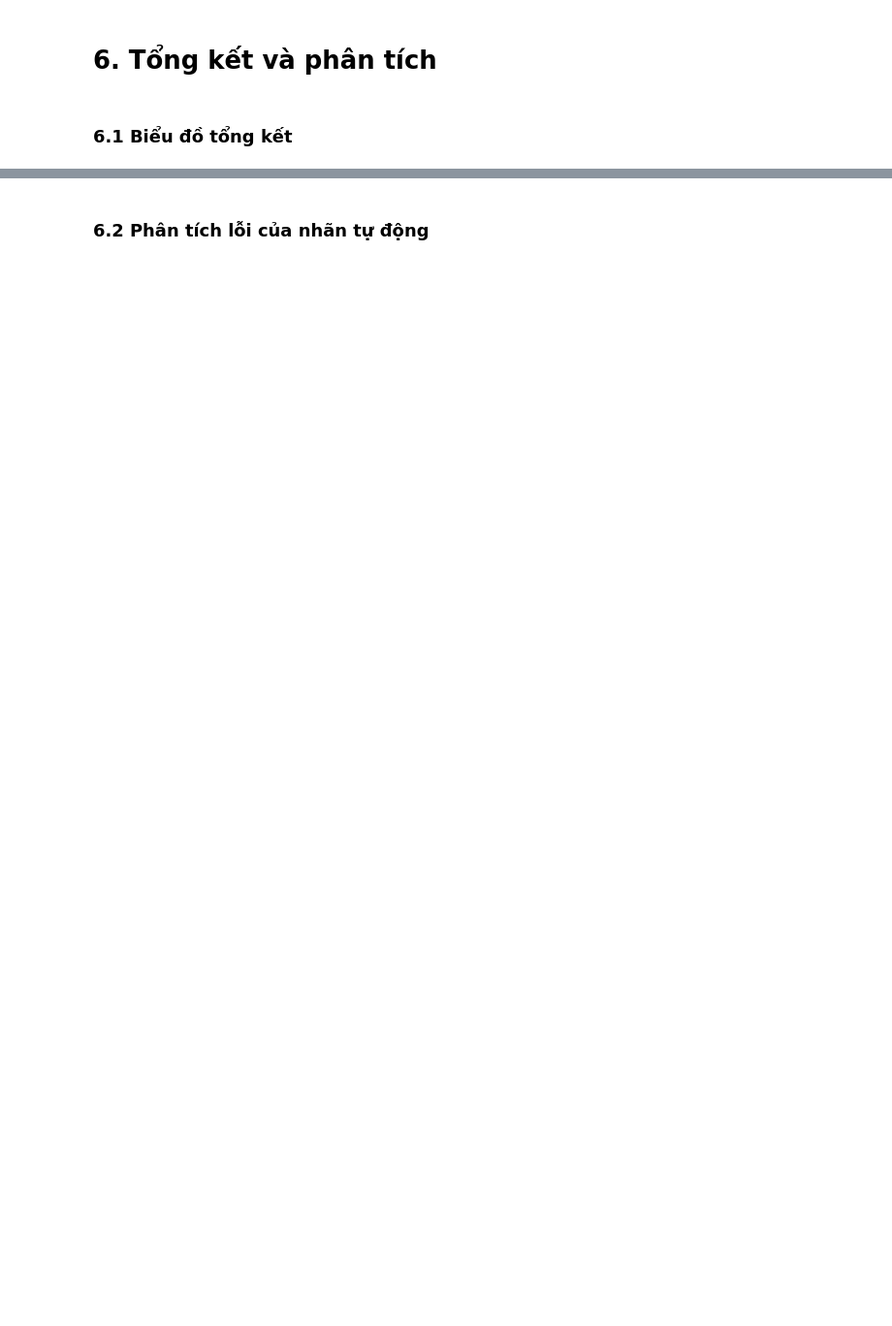
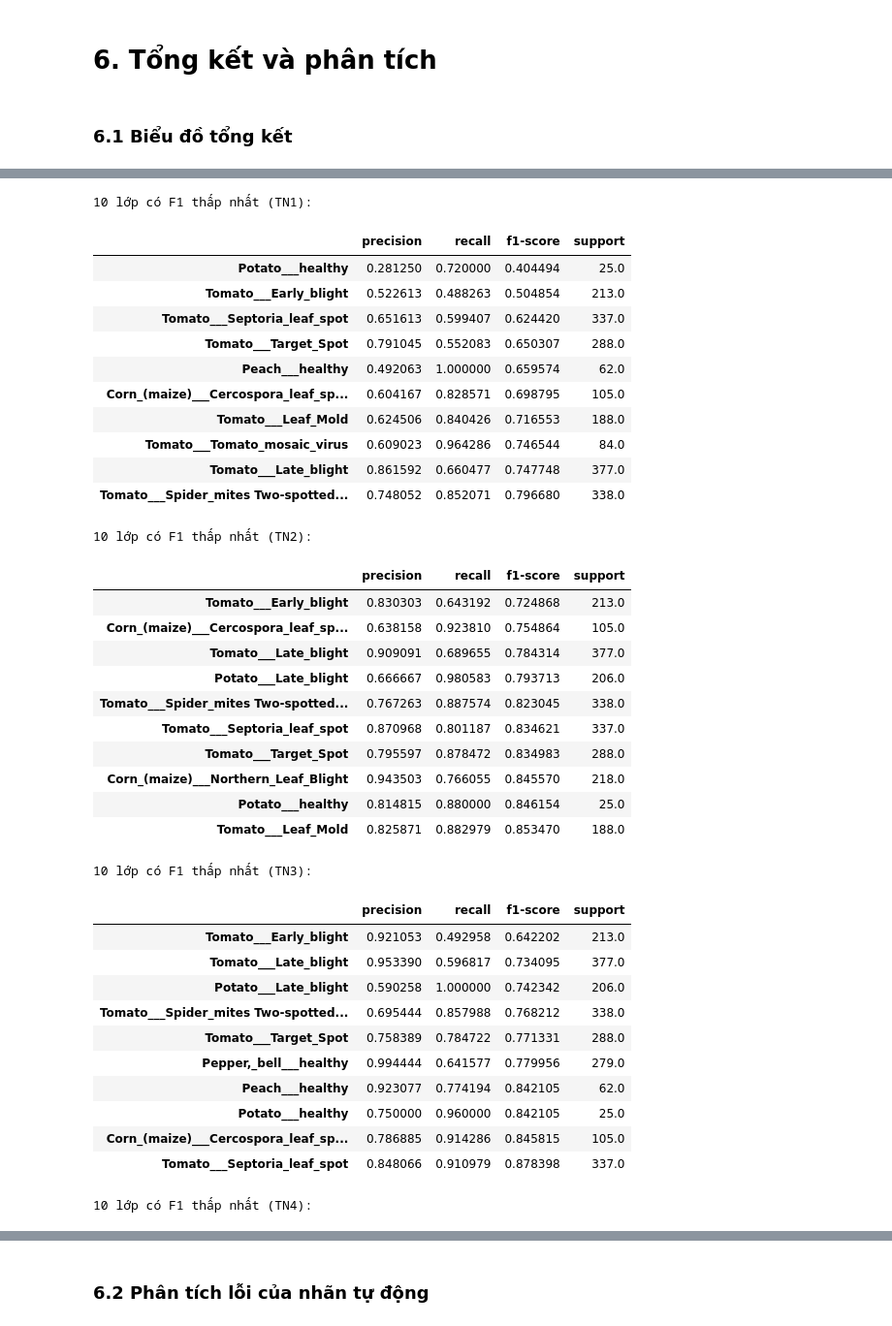
Before and after one commit to Stup1dCate/PlantVillage-Dataset-Labeling-image-data-using-Data-Augmentation-, a Jupyter notebook: plantvillage-dataset.ipynb, the cells around one changed output, grey strips where cells are left out. Shown at 97% size. Cells and saved outputs as stored; diff of their text form; code cells hidden in the pictures; blank space fills up the shorter version.

Commit message:
ppt + rerun model

```diff
--- a/plantvillage-dataset.ipynb
+++ b/plantvillage-dataset.ipynb
@@ -376,0 +378,19 @@ plt.title("So sánh các thí nghiệm"); plt.tight_layout(); plt.show()
+# %%
+from sklearn.metrics import precision_score, recall_score, f1_score, classification_report
+
+y_true = Y[test_idx].numpy()
+models_ = {"TN1": model1, "TN2": model2, "TN3": model3, "TN4": model4}
+
+rows, preds = [], {}
+for name, m in models_.items():
+    pred = predict_proba(m, test_idx).argmax(1).numpy()
+    preds[name] = pred
+    rows.append({
+        "Thí nghiệm": name,
+        "Accuracy":           round((pred == y_true).mean(), 4),
+        "Precision (macro)":  round(precision_score(y_true, pred, average="macro", zero_division=0), 4),
+        "Recall (macro)":     round(recall_score(y_true, pred, average="macro", zero_division=0), 4),
+        "F1 (macro)":         round(f1_score(y_true, pred, average="macro", zero_division=0), 4),
+        "F1 (weighted)":      round(f1_score(y_true, pred, average="weighted", zero_division=0), 4),
+    })
+display(pd.DataFrame(rows))
@@ -376,0 +403,16 @@ plt.title("So sánh các thí nghiệm"); plt.tight_layout(); plt.show()
+# %%
+y_true = Y[test_idx].numpy()
+models_ = {"TN1": model1, "TN2": model2, "TN3": model3, "TN4": model4}
+
+rows = []
+for name, m in models_.items():
+    pred = predict_proba(m, test_idx).argmax(1).numpy()
+    dung = int((pred == y_true).sum())
+    rows.append({
+        "Thí nghiệm":   name,
+        "Tổng ảnh test": len(y_true),
+        "Đoán đúng":    dung,
+        "Đoán sai":     len(y_true) - dung,
+        "Accuracy":     round(dung / len(y_true), 4),
+    })
+display(pd.DataFrame(rows))
@@ -376,0 +425,45 @@ plt.title("So sánh các thí nghiệm"); plt.tight_layout(); plt.show()
+# %%
+for EXP in ["TN1", "TN2", "TN3", "TN4"]:
+    rep = classification_report(y_true, preds[EXP], labels=list(range(num_classes)),
+                                target_names=class_names, output_dict=True, zero_division=0)
+    df_rep = pd.DataFrame(rep).T.iloc[:num_classes]
+    print(f"\n10 lớp có F1 thấp nhất ({EXP}):")
+    display(df_rep.sort_values("f1-score")[["precision", "recall", "f1-score", "support"]].head(10))
+# %% [output]
+10 lớp có F1 thấp nhất (TN1):
+|  | precision | recall | f1-score | support |
+| Potato___healthy | 0.281250 | 0.720000 | 0.404494 | 25.0 |
+| Tomato___Early_blight | 0.522613 | 0.488263 | 0.504854 | 213.0 |
+| Tomato___Septoria_leaf_spot | 0.651613 | 0.599407 | 0.624420 | 337.0 |
+| Tomato___Target_Spot | 0.791045 | 0.552083 | 0.650307 | 288.0 |
+| Peach___healthy | 0.492063 | 1.000000 | 0.659574 | 62.0 |
+| Corn_(maize)___Cercospora_leaf_sp... | 0.604167 | 0.828571 | 0.698795 | 105.0 |
+| Tomato___Leaf_Mold | 0.624506 | 0.840426 | 0.716553 | 188.0 |
+| Tomato___Tomato_mosaic_virus | 0.609023 | 0.964286 | 0.746544 | 84.0 |
+| Tomato___Late_blight | 0.861592 | 0.660477 | 0.747748 | 377.0 |
+| Tomato___Spider_mites Two-spotted... | 0.748052 | 0.852071 | 0.796680 | 338.0 |
+10 lớp có F1 thấp nhất (TN2):
+|  | precision | recall | f1-score | support |
+| Tomato___Early_blight | 0.830303 | 0.643192 | 0.724868 | 213.0 |
+| Corn_(maize)___Cercospora_leaf_sp... | 0.638158 | 0.923810 | 0.754864 | 105.0 |
+| Tomato___Late_blight | 0.909091 | 0.689655 | 0.784314 | 377.0 |
+| Potato___Late_blight | 0.666667 | 0.980583 | 0.793713 | 206.0 |
+| Tomato___Spider_mites Two-spotted... | 0.767263 | 0.887574 | 0.823045 | 338.0 |
+| Tomato___Septoria_leaf_spot | 0.870968 | 0.801187 | 0.834621 | 337.0 |
+| Tomato___Target_Spot | 0.795597 | 0.878472 | 0.834983 | 288.0 |
+| Corn_(maize)___Northern_Leaf_Blight | 0.943503 | 0.766055 | 0.845570 | 218.0 |
+| Potato___healthy | 0.814815 | 0.880000 | 0.846154 | 25.0 |
+| Tomato___Leaf_Mold | 0.825871 | 0.882979 | 0.853470 | 188.0 |
+10 lớp có F1 thấp nhất (TN3):
+|  | precision | recall | f1-score | support |
+| Tomato___Early_blight | 0.921053 | 0.492958 | 0.642202 | 213.0 |
+| Tomato___Late_blight | 0.953390 | 0.596817 | 0.734095 | 377.0 |
+| Potato___Late_blight | 0.590258 | 1.000000 | 0.742342 | 206.0 |
+| Tomato___Spider_mites Two-spotted... | 0.695444 | 0.857988 | 0.768212 | 338.0 |
+| Tomato___Target_Spot | 0.758389 | 0.784722 | 0.771331 | 288.0 |
+| Pepper,_bell___healthy | 0.994444 | 0.641577 | 0.779956 | 279.0 |
+| Peach___healthy | 0.923077 | 0.774194 | 0.842105 | 62.0 |
+| Potato___healthy | 0.750000 | 0.960000 | 0.842105 | 25.0 |
+| Corn_(maize)___Cercospora_leaf_sp... | 0.786885 | 0.914286 | 0.845815 | 105.0 |
+| Tomato___Septoria_leaf_spot | 0.848066 | 0.910979 | 0.878398 | 337.0 |
+10 lớp có F1 thấp nhất (TN4):
```
Also changed, not shown: parts of 14 cells of this notebook, 1 other file.
